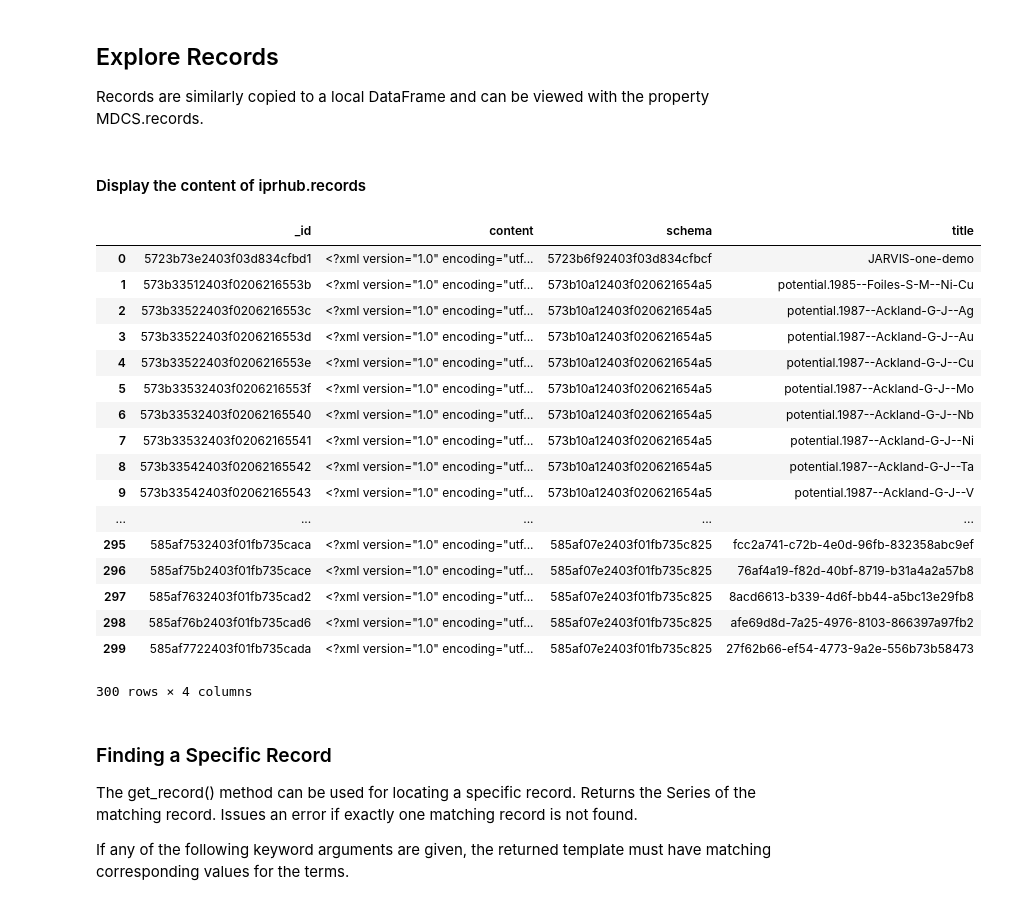
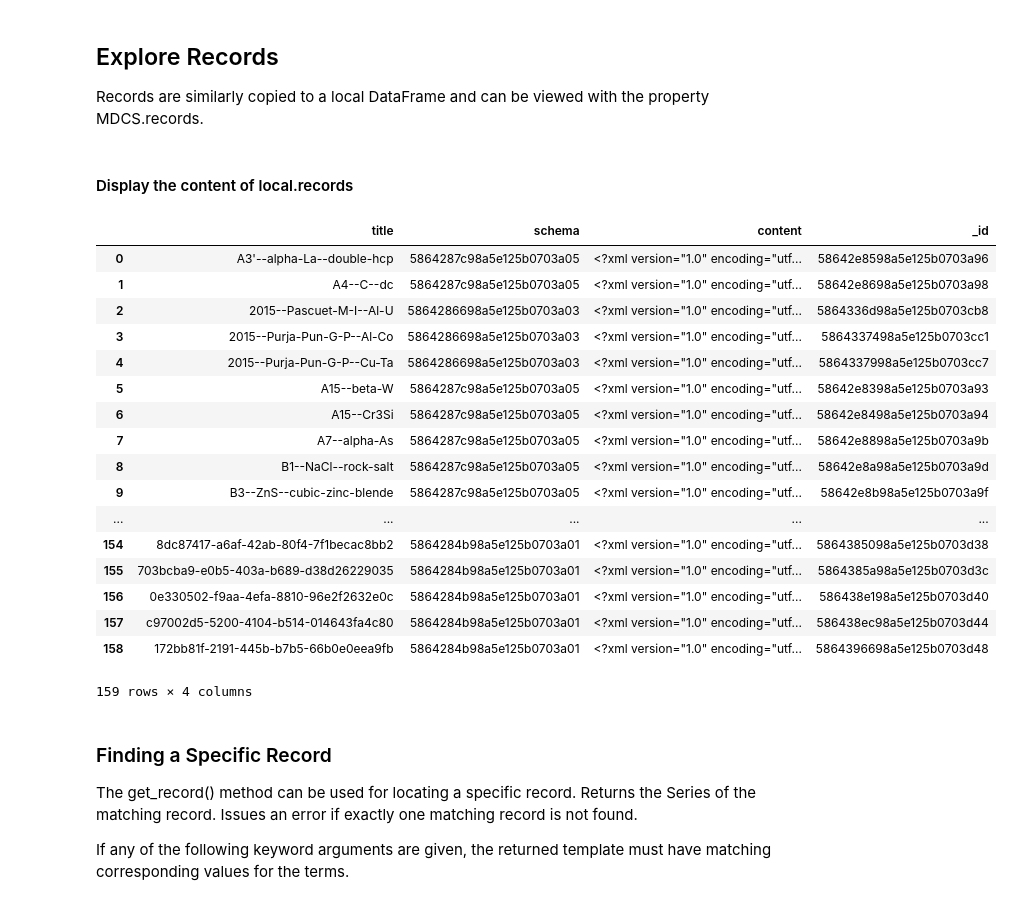
Before and after one commit to MDCS-community/MDCS-api-tools, a Jupyter notebook: MDCS class demonstration.ipynb, the cells around one changed output. Saved outputs shown, nothing was run; the diff lists cells and outputs as text; code cells hidden in the pictures.

```diff
--- a/MDCS class demonstration.ipynb
+++ b/MDCS class demonstration.ipynb
@@ -146,28 +131,28 @@ Name: 4, dtype: object
 
 Records are similarly copied to a local DataFrame and can be viewed with the property MDCS.records.
 # %% [markdown]
-#### Display the content of iprhub.records
+#### Display the content of local.records
 # %%
-iprhub.records
+local.records
 # %% [output]
-|  | _id | content | schema | title |
-| 0 | 5723b73e2403f03d834cfbd1 | <?xml version="1.0" encoding="utf... | 5723b6f92403f03d834cfbcf | JARVIS-one-demo |
-| 1 | 573b33512403f0206216553b | <?xml version="1.0" encoding="utf... | 573b10a12403f020621654a5 | potential.1985--Foiles-S-M--Ni-Cu |
-| 2 | 573b33522403f0206216553c | <?xml version="1.0" encoding="utf... | 573b10a12403f020621654a5 | potential.1987--Ackland-G-J--Ag |
-| 3 | 573b33522403f0206216553d | <?xml version="1.0" encoding="utf... | 573b10a12403f020621654a5 | potential.1987--Ackland-G-J--Au |
-| 4 | 573b33522403f0206216553e | <?xml version="1.0" encoding="utf... | 573b10a12403f020621654a5 | potential.1987--Ackland-G-J--Cu |
-| 5 | 573b33532403f0206216553f | <?xml version="1.0" encoding="utf... | 573b10a12403f020621654a5 | potential.1987--Ackland-G-J--Mo |
-| 6 | 573b33532403f02062165540 | <?xml version="1.0" encoding="utf... | 573b10a12403f020621654a5 | potential.1987--Ackland-G-J--Nb |
-| 7 | 573b33532403f02062165541 | <?xml version="1.0" encoding="utf... | 573b10a12403f020621654a5 | potential.1987--Ackland-G-J--Ni |
-| 8 | 573b33542403f02062165542 | <?xml version="1.0" encoding="utf... | 573b10a12403f020621654a5 | potential.1987--Ackland-G-J--Ta |
-| 9 | 573b33542403f02062165543 | <?xml version="1.0" encoding="utf... | 573b10a12403f020621654a5 | potential.1987--Ackland-G-J--V |
+|  | title | schema | content | _id |
+| 0 | A3'--alpha-La--double-hcp | 5864287c98a5e125b0703a05 | <?xml version="1.0" encoding="utf... | 58642e8598a5e125b0703a96 |
+| 1 | A4--C--dc | 5864287c98a5e125b0703a05 | <?xml version="1.0" encoding="utf... | 58642e8698a5e125b0703a98 |
+| 2 | 2015--Pascuet-M-I--Al-U | 5864286698a5e125b0703a03 | <?xml version="1.0" encoding="utf... | 5864336d98a5e125b0703cb8 |
+| 3 | 2015--Purja-Pun-G-P--Al-Co | 5864286698a5e125b0703a03 | <?xml version="1.0" encoding="utf... | 5864337498a5e125b0703cc1 |
+| 4 | 2015--Purja-Pun-G-P--Cu-Ta | 5864286698a5e125b0703a03 | <?xml version="1.0" encoding="utf... | 5864337998a5e125b0703cc7 |
+| 5 | A15--beta-W | 5864287c98a5e125b0703a05 | <?xml version="1.0" encoding="utf... | 58642e8398a5e125b0703a93 |
+| 6 | A15--Cr3Si | 5864287c98a5e125b0703a05 | <?xml version="1.0" encoding="utf... | 58642e8498a5e125b0703a94 |
+| 7 | A7--alpha-As | 5864287c98a5e125b0703a05 | <?xml version="1.0" encoding="utf... | 58642e8898a5e125b0703a9b |
+| 8 | B1--NaCl--rock-salt | 5864287c98a5e125b0703a05 | <?xml version="1.0" encoding="utf... | 58642e8a98a5e125b0703a9d |
+| 9 | B3--ZnS--cubic-zinc-blende | 5864287c98a5e125b0703a05 | <?xml version="1.0" encoding="utf... | 58642e8b98a5e125b0703a9f |
 | ... | ... | ... | ... | ... |
-| 295 | 585af7532403f01fb735caca | <?xml version="1.0" encoding="utf... | 585af07e2403f01fb735c825 | fcc2a741-c72b-4e0d-96fb-832358abc9ef |
-| 296 | 585af75b2403f01fb735cace | <?xml version="1.0" encoding="utf... | 585af07e2403f01fb735c825 | 76af4a19-f82d-40bf-8719-b31a4a2a57b8 |
-| 297 | 585af7632403f01fb735cad2 | <?xml version="1.0" encoding="utf... | 585af07e2403f01fb735c825 | 8acd6613-b339-4d6f-bb44-a5bc13e29fb8 |
-| 298 | 585af76b2403f01fb735cad6 | <?xml version="1.0" encoding="utf... | 585af07e2403f01fb735c825 | afe69d8d-7a25-4976-8103-866397a97fb2 |
-| 299 | 585af7722403f01fb735cada | <?xml version="1.0" encoding="utf... | 585af07e2403f01fb735c825 | 27f62b66-ef54-4773-9a2e-556b73b58473 |
+| 154 | 8dc87417-a6af-42ab-80f4-7f1becac8bb2 | 5864284b98a5e125b0703a01 | <?xml version="1.0" encoding="utf... | 5864385098a5e125b0703d38 |
+| 155 | 703bcba9-e0b5-403a-b689-d38d26229035 | 5864284b98a5e125b0703a01 | <?xml version="1.0" encoding="utf... | 5864385a98a5e125b0703d3c |
+| 156 | 0e330502-f9aa-4efa-8810-96e2f2632e0c | 5864284b98a5e125b0703a01 | <?xml version="1.0" encoding="utf... | 586438e198a5e125b0703d40 |
+| 157 | c97002d5-5200-4104-b514-014643fa4c80 | 5864284b98a5e125b0703a01 | <?xml version="1.0" encoding="utf... | 586438ec98a5e125b0703d44 |
+| 158 | 172bb81f-2191-445b-b7b5-66b0e0eea9fb | 5864284b98a5e125b0703a01 | <?xml version="1.0" encoding="utf... | 5864396698a5e125b0703d48 |
-300 rows × 4 columns
+159 rows × 4 columns
 # %% [markdown]
 ### Finding a Specific Record
 
```
Also changed, not shown: parts of 30 cells of this notebook.
